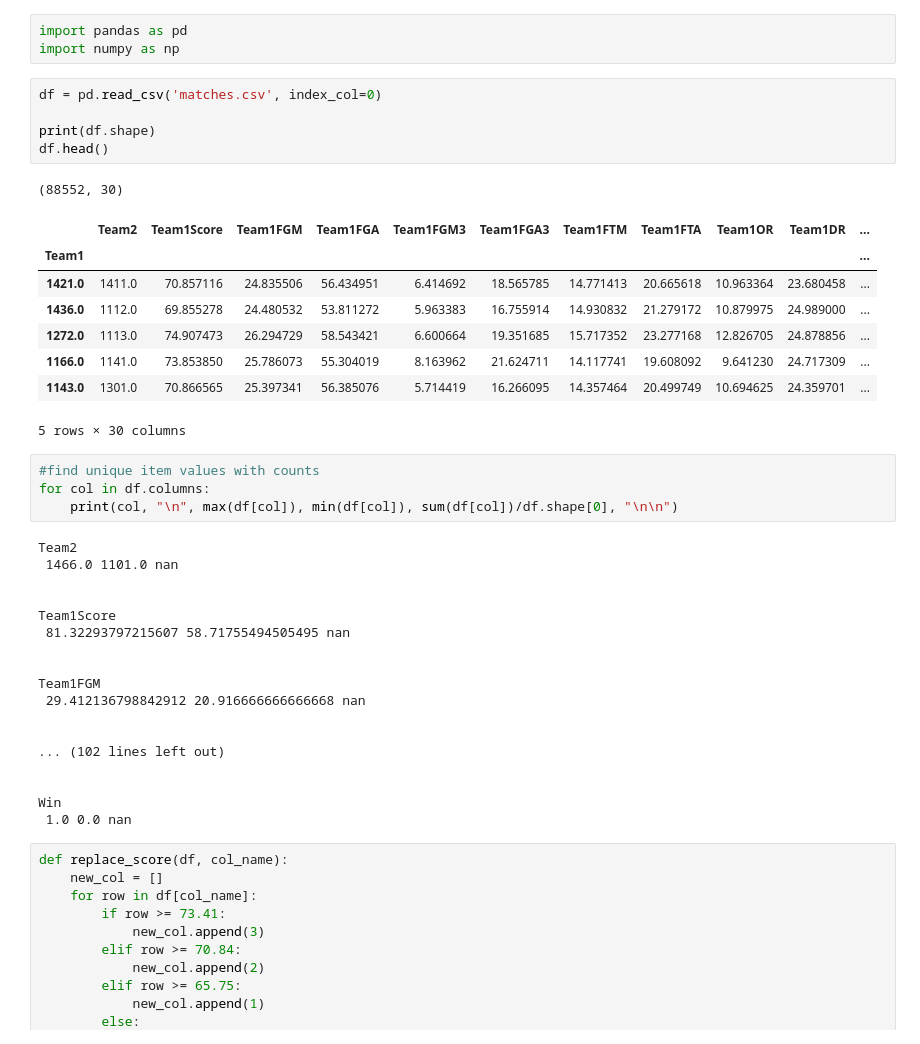
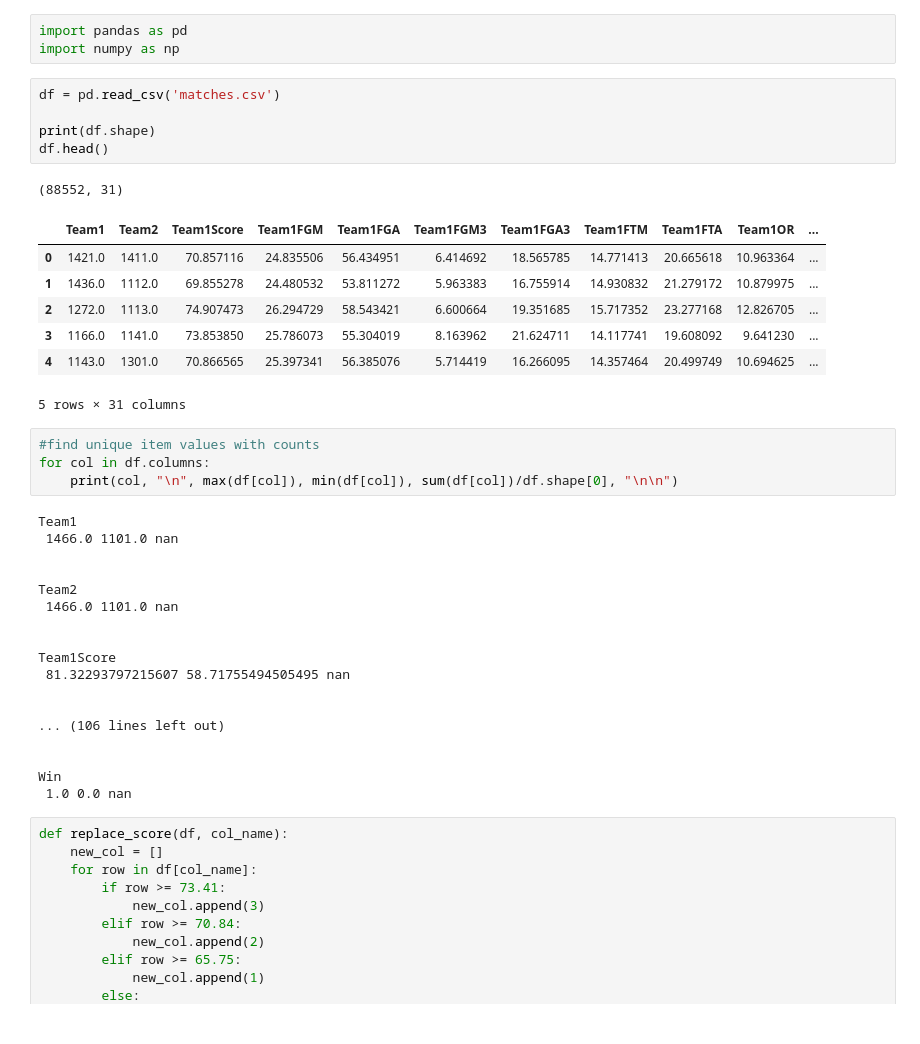
Before and after one commit to wamaithagitaka/CMPT491Group5, a Jupyter notebook: NCAA Binning.ipynb, the cells around one changed output. Cells and saved outputs as stored; diff of their text form.

```diff
--- a/NCAA Binning.ipynb
+++ b/NCAA Binning.ipynb
@@ -2,25 +2,28 @@
 import pandas as pd
 import numpy as np
 # %%
-df = pd.read_csv('matches.csv', index_col=0)
+df = pd.read_csv('matches.csv')
 
 print(df.shape)
 df.head()
 # %% [output]
-(88552, 30)
+(88552, 31)
-|  | Team2 | Team1Score | Team1FGM | Team1FGA | Team1FGM3 | Team1FGA3 | Team1FTM | Team1FTA | Team1OR | Team1DR | ... |
-| Team1 |  |  |  |  |  |  |  |  |  |  | ... |
-| 1421.0 | 1411.0 | 70.857116 | 24.835506 | 56.434951 | 6.414692 | 18.565785 | 14.771413 | 20.665618 | 10.963364 | 23.680458 | ... |
-| 1436.0 | 1112.0 | 69.855278 | 24.480532 | 53.811272 | 5.963383 | 16.755914 | 14.930832 | 21.279172 | 10.879975 | 24.989000 | ... |
-| 1272.0 | 1113.0 | 74.907473 | 26.294729 | 58.543421 | 6.600664 | 19.351685 | 15.717352 | 23.277168 | 12.826705 | 24.878856 | ... |
-| 1166.0 | 1141.0 | 73.853850 | 25.786073 | 55.304019 | 8.163962 | 21.624711 | 14.117741 | 19.608092 | 9.641230 | 24.717309 | ... |
-| 1143.0 | 1301.0 | 70.866565 | 25.397341 | 56.385076 | 5.714419 | 16.266095 | 14.357464 | 20.499749 | 10.694625 | 24.359701 | ... |
+|  | Team1 | Team2 | Team1Score | Team1FGM | Team1FGA | Team1FGM3 | Team1FGA3 | Team1FTM | Team1FTA | Team1OR | ... |
+| 0 | 1421.0 | 1411.0 | 70.857116 | 24.835506 | 56.434951 | 6.414692 | 18.565785 | 14.771413 | 20.665618 | 10.963364 | ... |
+| 1 | 1436.0 | 1112.0 | 69.855278 | 24.480532 | 53.811272 | 5.963383 | 16.755914 | 14.930832 | 21.279172 | 10.879975 | ... |
+| 2 | 1272.0 | 1113.0 | 74.907473 | 26.294729 | 58.543421 | 6.600664 | 19.351685 | 15.717352 | 23.277168 | 12.826705 | ... |
+| 3 | 1166.0 | 1141.0 | 73.853850 | 25.786073 | 55.304019 | 8.163962 | 21.624711 | 14.117741 | 19.608092 | 9.641230 | ... |
+| 4 | 1143.0 | 1301.0 | 70.866565 | 25.397341 | 56.385076 | 5.714419 | 16.266095 | 14.357464 | 20.499749 | 10.694625 | ... |
-5 rows × 30 columns
+5 rows × 31 columns
 # %%
 #find unique item values with counts
 for col in df.columns:
     print(col, "\n", max(df[col]), min(df[col]), sum(df[col])/df.shape[0], "\n\n")
 # %% [output]
+Team1
+ 1466.0 1101.0 nan
+
+
 Team2
  1466.0 1101.0 nan
 
@@ -29,11 +32,7 @@ Team1Score
  81.32293797215607 58.71755494505495 nan
 
 
-Team1FGM
- 29.412136798842912 20.916666666666668 nan
-
-
-... (102 lines left out)
+... (106 lines left out)
 
 
 Win
```
Also changed, not shown: parts of 1 cell of this notebook, 1 other file.
